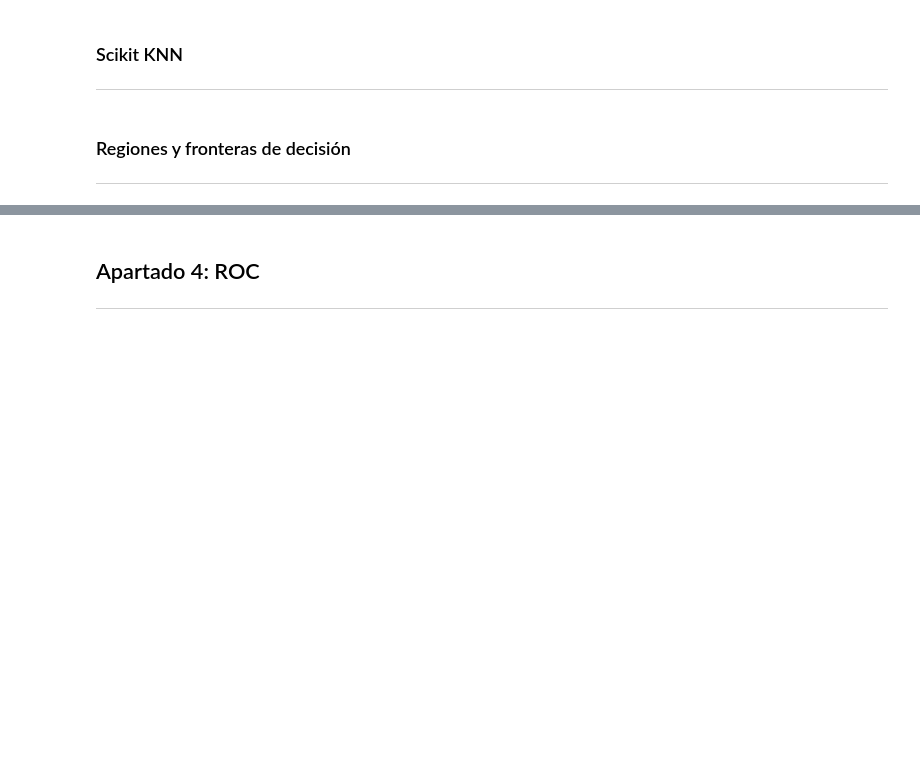
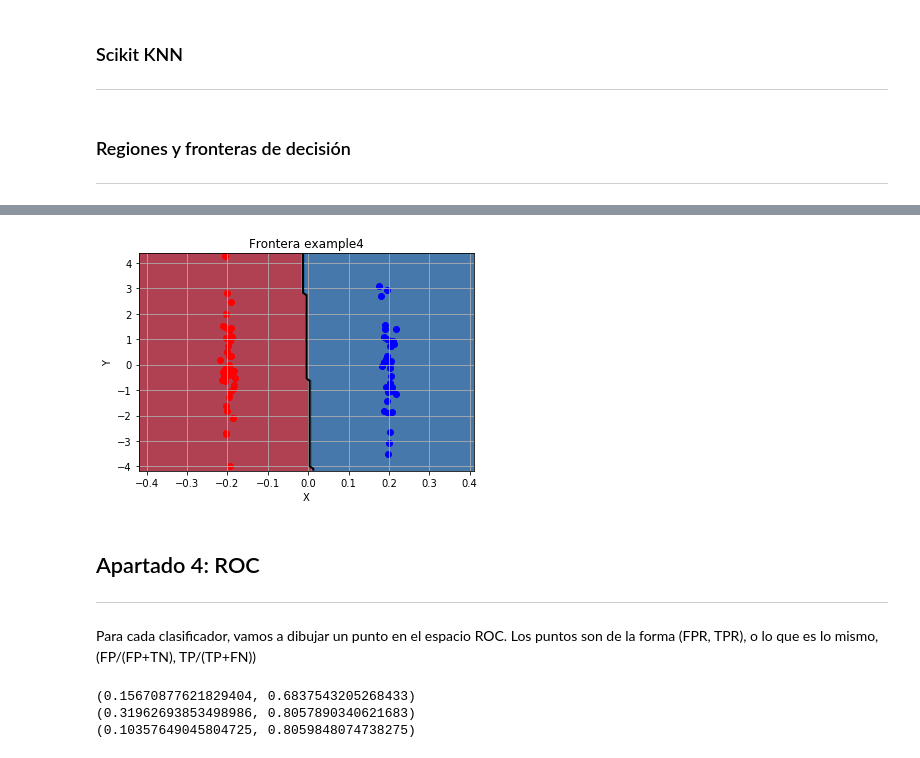
Before and after one commit to luciaasen/FAA, a Jupyter notebook: p2/FAAP2_1461_16.ipynb, the cells around one changed output, grey strips where cells are left out. Drawn from its saved outputs; the diff is of its cells as text; code cells hidden in the pictures; blank space fills up the shorter version.

```diff
--- a/p2/FAAP2_1461_16.ipynb
+++ b/p2/FAAP2_1461_16.ipynb
@@ -136,3 +236,10 @@ ___
+# %%
+grafica('./datos/example4.data', 'Frontera example4')
+# %% [output]
+[figure, added]
 # %% [markdown]
 ## Apartado 4: ROC
 ___
+# %% [markdown]
+Para cada clasificador, vamos  a dibujar un punto en el espacio ROC. Los puntos son de la forma (FPR, TPR), o lo que es lo mismo,
+(FP/(FP+TN), TP/(TP+FN))
@@ -138,0 +265,22 @@ ___
+# %%
+estrategia = ep.ValidacionSimple(25)
+clasificador = cl.ClasificadorNaiveBayes(laplace = True)
+dataset = d.Datos('./datos/online_shoppers.data')
+nb_o = ROC(dataset, estrategia,clasificador)
+print(nb_o)
+
+estrategia = ep.ValidacionSimple(25)
+clasificador = cl.ClasificadorRegresionLogistica(cteApr = 0.5)
+dataset = d.Datos('./datos/online_shoppers.data', oneHot = True)
+rl_o = ROC(dataset, estrategia,clasificador)
+print(rl_o)
+
+estrategia = ep.ValidacionSimple(25)
+clasificador = cl.ClasificadorRegresionLogistica(cteApr = 0.5)
+dataset = d.Datos('./datos/wdbc.data', oneHot = True)
+rl_w = ROC(dataset, estrategia,clasificador)
+print(rl_w)
+# %% [output]
+(0.15670877621829404, 0.6837543205268433)
+(0.31962693853498986, 0.8057890340621683)
+(0.10357649045804725, 0.8059848074738275)
```
Also changed, not shown: parts of 23 cells of this notebook, 22 other files.
